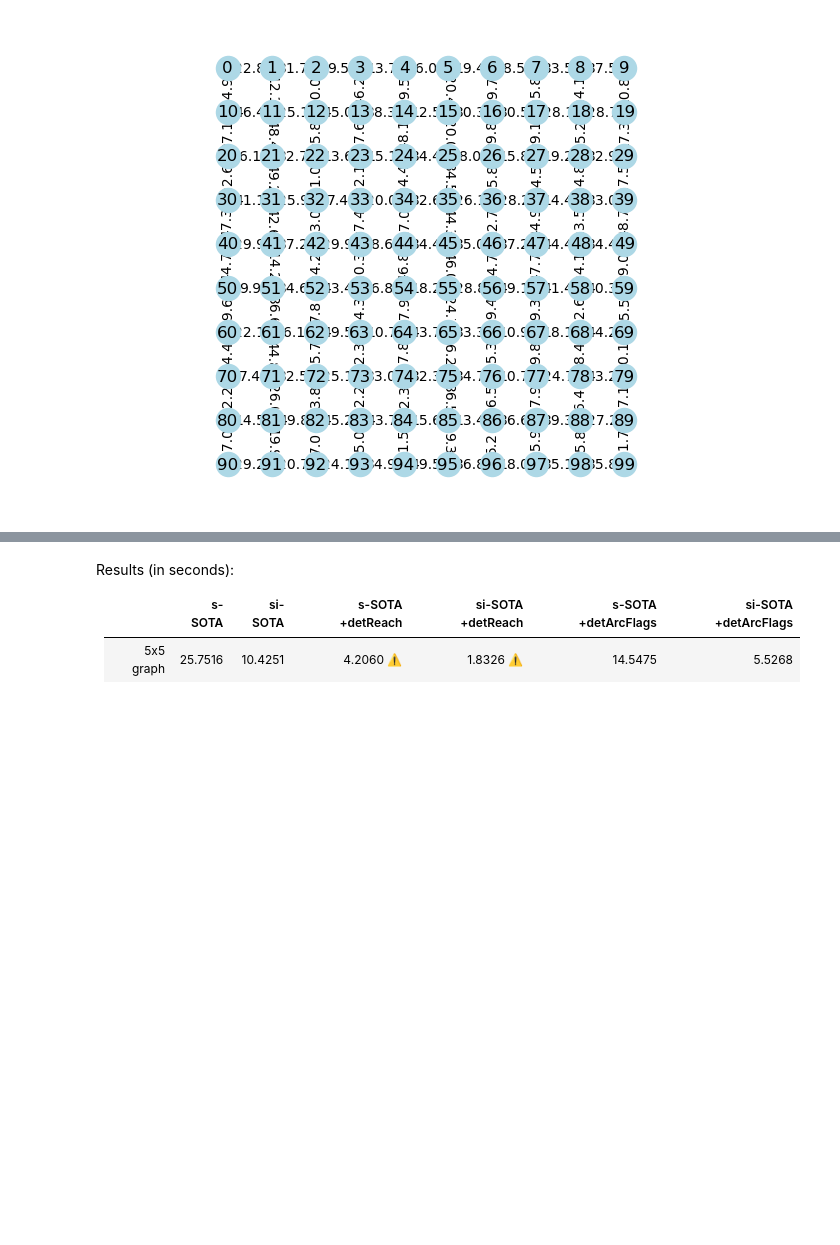
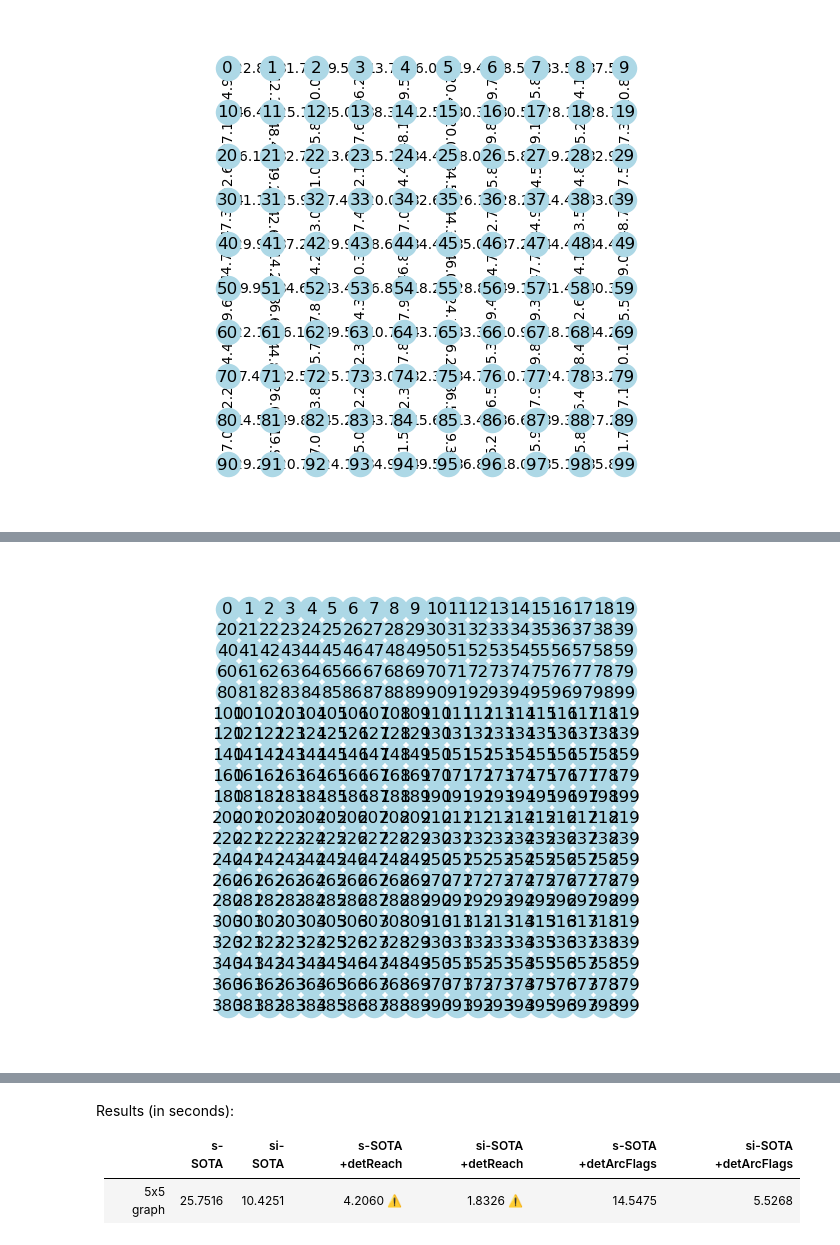
Before and after one commit to samuelepeirone/SOTA-py, a Jupyter notebook: notebook/SOTASolvers and Pruning techniques.ipynb, the cells around one changed output, grey strips where cells are left out. Saved outputs shown, nothing was run; the diff lists cells and outputs as text; code cells hidden in the pictures; blank space fills up the shorter version.

```diff
--- a/notebook/SOTASolvers and Pruning techniques.ipynb
+++ b/notebook/SOTASolvers and Pruning techniques.ipynb
@@ -413,0 +484,7 @@ KeyboardInterrupt:
+# %%
+matrix = Matrix(20, 20)
+adj_matrix, var_matrix = matrix.compute_matrices()
+g = StochasticGraph(adjacency_matrix=adj_matrix, variance_matrix=var_matrix)
+g.print_graph(grid_shape=(20,20), show_edge_labels=False)
+# %% [output]
+[figure, added]
```
Also changed, not shown: parts of 25 cells of this notebook, 9 other files.
